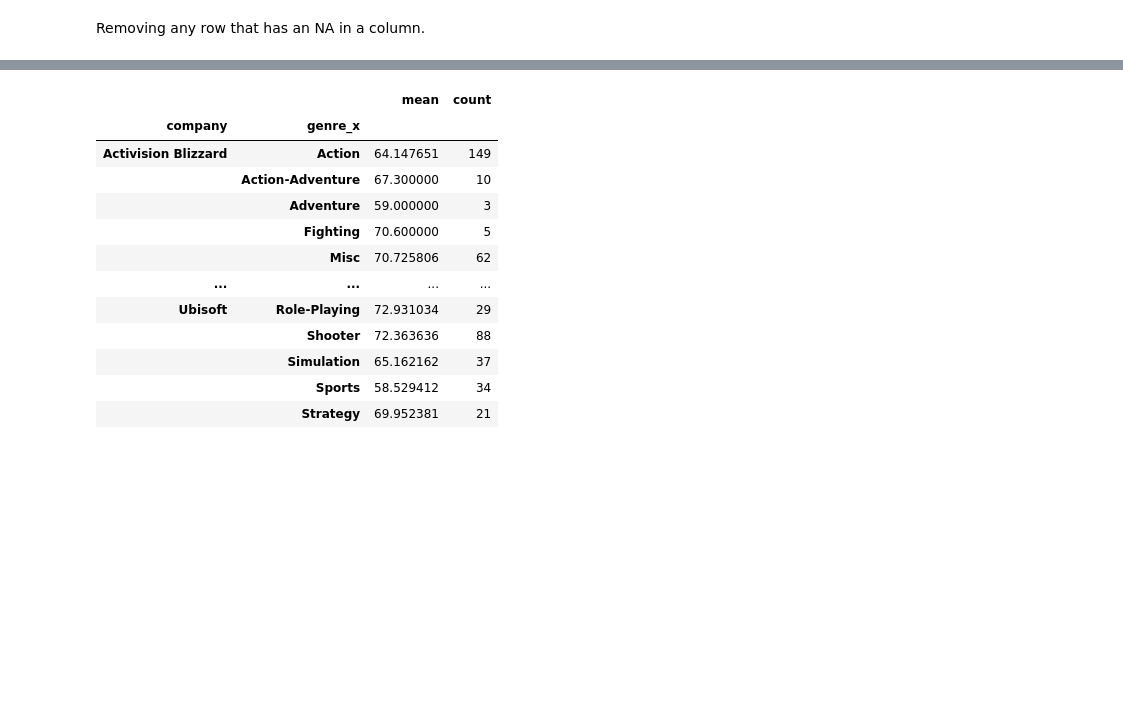
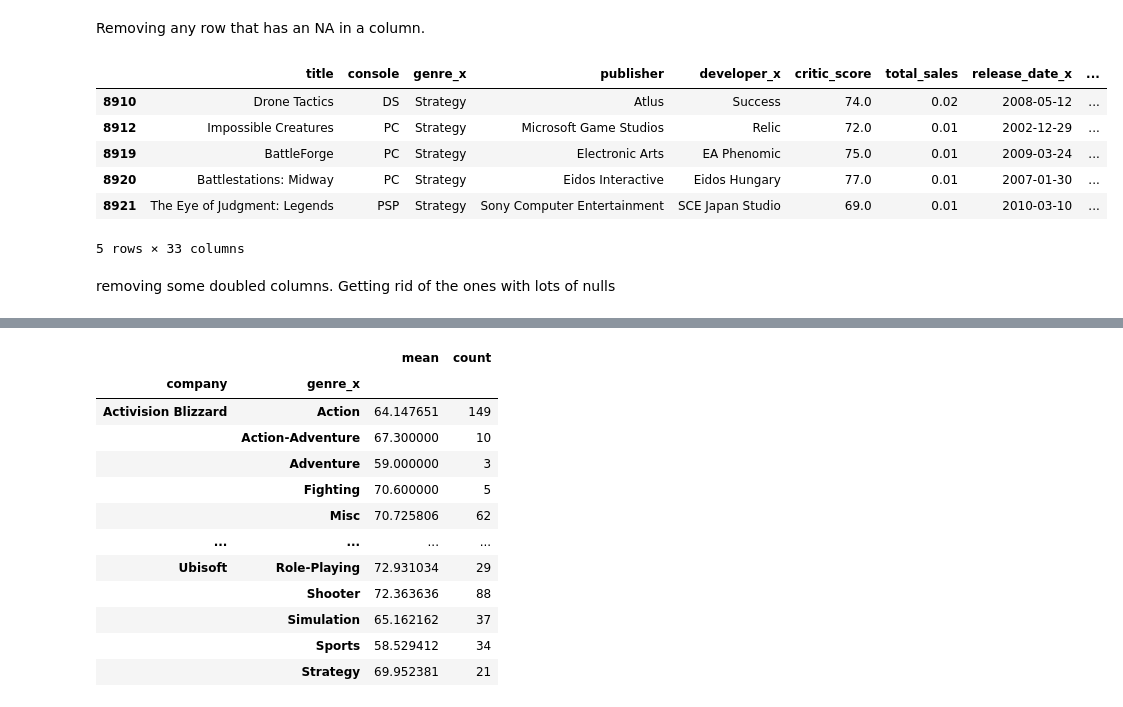
Before and after one commit to OrenRoss/nycdsa_python, a Jupyter notebook: VG_data_cleaning.ipynb, the cells around one changed output, grey strips where cells are left out. Drawn from its saved outputs; the diff is of its cells as text; code cells hidden in the pictures; blank space fills up the shorter version.

```diff
--- a/VG_data_cleaning.ipynb
+++ b/VG_data_cleaning.ipynb
@@ -173,3 +173,17 @@ vg_test2 = vg_test.dropna(subset=['User_Count'])
 vg_main = vg_test2.dropna(subset=['stock'])
 # %% [markdown]
 Removing any row that has an NA in a column.
+# %%
+vg_main = vg_main.dropna(subset=['release_date_x'])
+# %%
+vg_main.tail()
+# %% [output]
+|  | title | console | genre_x | publisher | developer_x | critic_score | total_sales | release_date_x | ... |
+| 8910 | Drone Tactics | DS | Strategy | Atlus | Success | 74.0 | 0.02 | 2008-05-12 | ... |
+| 8912 | Impossible Creatures | PC | Strategy | Microsoft Game Studios | Relic | 72.0 | 0.01 | 2002-12-29 | ... |
+| 8919 | BattleForge | PC | Strategy | Electronic Arts | EA Phenomic | 75.0 | 0.01 | 2009-03-24 | ... |
+| 8920 | Battlestations: Midway | PC | Strategy | Eidos Interactive | Eidos Hungary | 77.0 | 0.01 | 2007-01-30 | ... |
+| 8921 | The Eye of Judgment: Legends | PSP | Strategy | Sony Computer Entertainment | SCE Japan Studio | 69.0 | 0.01 | 2010-03-10 | ... |
+5 rows × 33 columns
+# %% [markdown]
+removing some doubled columns. Getting rid of the ones with lots of nulls
```
Also changed, not shown: parts of 7 cells of this notebook.
